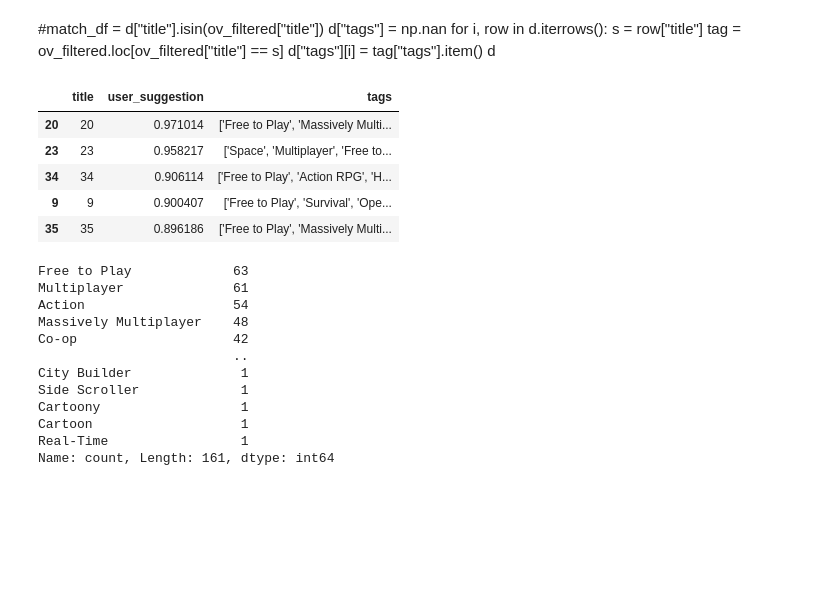
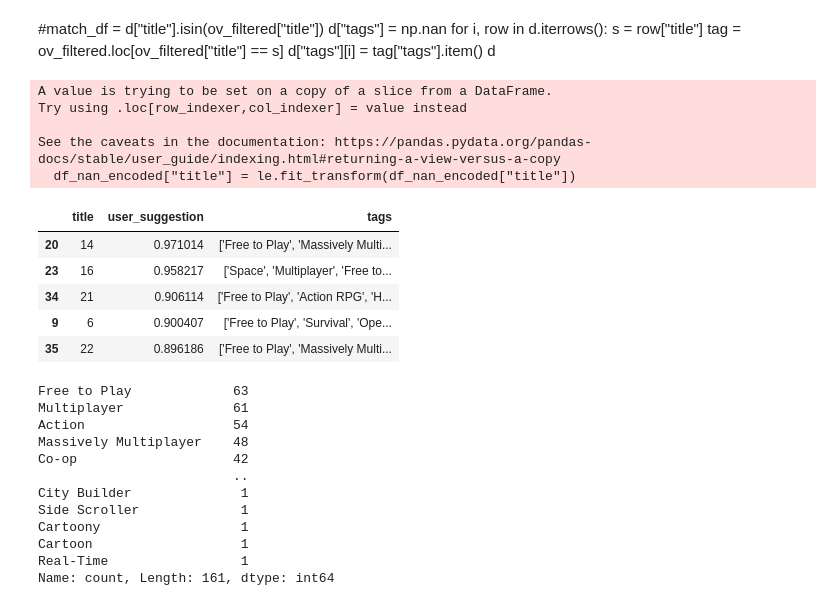
Before and after one commit to DylanSTucker/cmpt318-dataAnalysis, a Jupyter notebook: Report/methods_figures.ipynb, the cells around one changed output. Saved outputs shown, nothing was run; the diff lists cells and outputs as text; code cells hidden in the pictures; blank space fills up the shorter version.

```diff
--- a/Report/methods_figures.ipynb
+++ b/Report/methods_figures.ipynb
@@ -78,20 +78,30 @@ for i, row in d.iterrows():
     d["tags"][i] = tag["tags"].item()
 d
 # %%
+df_nan = df_join[~(df_join["user_suggestion"] <= 1)]
+df_nan_encoded = df_join[~(df_join["user_suggestion"] <= 1)]
 df_final = df_join.copy(deep=True)
 df_encoded = df_join.copy(deep=True)
+df_final = df_final.dropna()
+df_encoded = df_encoded.dropna()
 # %%
 le = LabelEncoder()
 oe = OrdinalEncoder().set_output(transform="pandas")
 df_encoded["title"] = le.fit_transform(df_encoded["title"])
+df_nan_encoded["title"] = le.fit_transform(df_nan_encoded["title"])
 df_encoded.head()
 # %% [output]
+A value is trying to be set on a copy of a slice from a DataFrame.
+Try using .loc[row_indexer,col_indexer] = value instead
+
+See the caveats in the documentation: https://pandas.pydata.org/pandas-docs/stable/user_guide/indexing.html#returning-a-view-versus-a-copy
+  df_nan_encoded["title"] = le.fit_transform(df_nan_encoded["title"])
 |  | title | user_suggestion | tags |
-| 20 | 20 | 0.971014 | ['Free to Play', 'Massively Multi... |
-| 23 | 23 | 0.958217 | ['Space', 'Multiplayer', 'Free to... |
-| 34 | 34 | 0.906114 | ['Free to Play', 'Action RPG', 'H... |
-| 9 | 9 | 0.900407 | ['Free to Play', 'Survival', 'Ope... |
-| 35 | 35 | 0.896186 | ['Free to Play', 'Massively Multi... |
+| 20 | 14 | 0.971014 | ['Free to Play', 'Massively Multi... |
+| 23 | 16 | 0.958217 | ['Space', 'Multiplayer', 'Free to... |
+| 34 | 21 | 0.906114 | ['Free to Play', 'Action RPG', 'H... |
+| 9 | 6 | 0.900407 | ['Free to Play', 'Survival', 'Ope... |
+| 35 | 22 | 0.896186 | ['Free to Play', 'Massively Multi... |
 # %%
 genre = []
 #iterate through tags column and concat into a single dataframe
```
Also changed, not shown: parts of 18 cells of this notebook, 5 other files.
